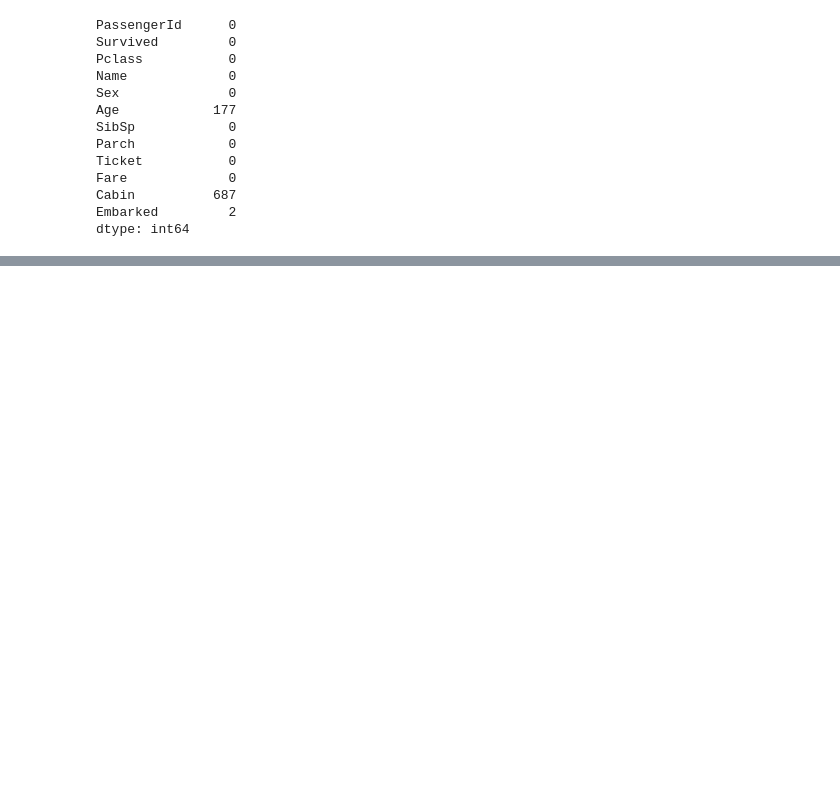
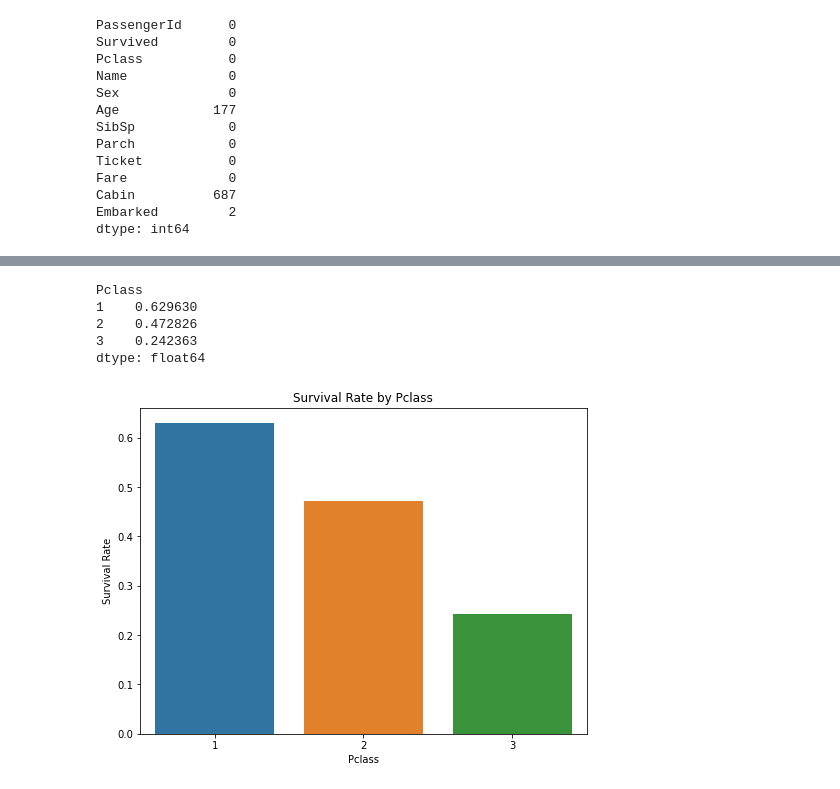
Before and after one commit to weiwenwu111/For_visualization, a Jupyter notebook: my project.ipynb, the cells around one changed output, grey strips where cells are left out. Saved outputs shown, nothing was run; the diff lists cells and outputs as text; code cells hidden in the pictures; blank space fills up the shorter version.

```diff
--- a/my project.ipynb
+++ b/my project.ipynb
@@ -118,3 +126,27 @@ train_data['Embarked'].fillna(train_data['Embarked'].mode()[0], inplace=True)
 label_encoder = LabelEncoder()
 train_data['Sex'] = label_encoder.fit_transform(train_data['Sex'])
 train_data['Embarked'] = label_encoder.fit_transform(train_data['Embarked'])
+# %%
+survived_by_pclass = train_data.groupby('Pclass')['Survived'].sum()
+
+# 计算各船舱等级的总人数
+total_by_pclass = train_data.groupby('Pclass')['PassengerId'].count()
+
+# 计算各船舱等级的获救比例
+survival_rate_by_pclass = survived_by_pclass / total_by_pclass
+
+# 输出各船舱等级的获救比例
+print(survival_rate_by_pclass)
+plt.figure(figsize=(8, 6))
+sns.barplot(x=survival_rate_by_pclass.index, y=survival_rate_by_pclass.values)
+plt.xlabel('Pclass')
+plt.ylabel('Survival Rate')
+plt.title('Survival Rate by Pclass')
+plt.show()
+# %% [output]
+Pclass
+1    0.629630
+2    0.472826
+3    0.242363
+dtype: float64
+[figure, added]
```
Also changed, not shown: parts of 7 cells of this notebook.
